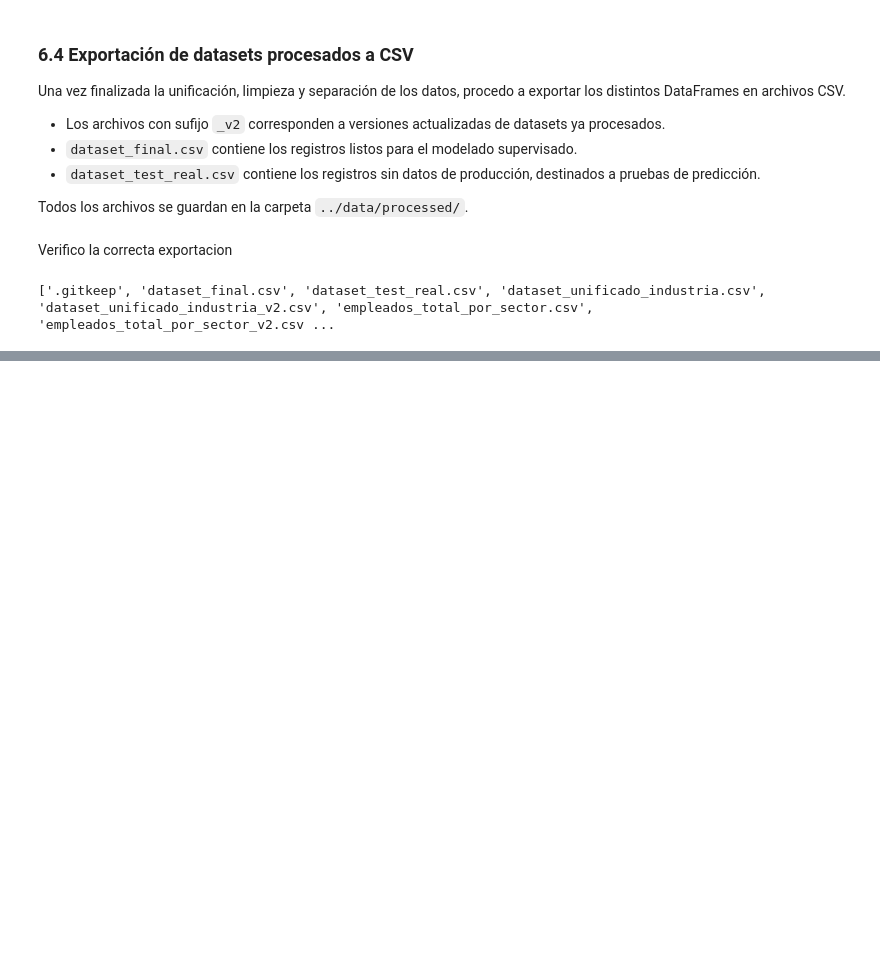
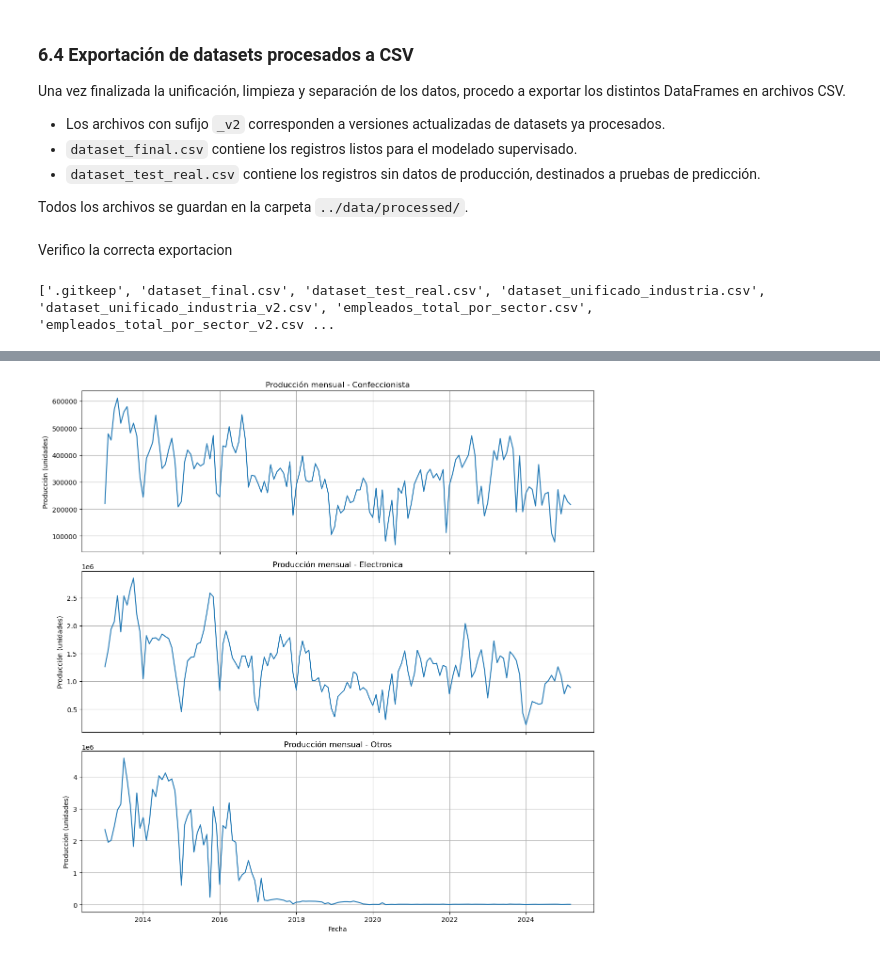
Before and after one commit to lunalucianoj/produccion-industrial-tdf, a Jupyter notebook: notebooks/01_exploracion_y_union_datasets.ipynb, the cells around one changed output, grey strips where cells are left out. Cells and saved outputs as stored; diff of their text form; code cells hidden in the pictures; blank space fills up the shorter version.

```diff
--- a/notebooks/01_exploracion_y_union_datasets.ipynb
+++ b/notebooks/01_exploracion_y_union_datasets.ipynb
@@ -1394,0 +1515,22 @@ print(os.listdir('../data/processed/'))
+# %%
+# Gráficos separados por sector en un solo panel (subplots)
+sectores = df_unidades['sector'].unique()
+num_sectores = len(sectores)
+
+import matplotlib.pyplot as plt
+import seaborn as sns
+
+fig, axes = plt.subplots(num_sectores, 1, figsize=(12, 4 * num_sectores), sharex=True)
+
+for i, sector in enumerate(sectores):
+    df_sector = df_unidades[df_unidades['sector'] == sector]
+    sns.lineplot(data=df_sector, x='fecha', y='Produccion', ax=axes[i])
+    axes[i].set_title(f"Producción mensual - {sector}")
+    axes[i].set_ylabel("Producción (unidades)")
+    axes[i].grid(True)
+
+plt.xlabel("Fecha")
+plt.tight_layout()
+plt.show()
+# %% [output]
+[figure, added]
```
Also changed, not shown: parts of 31 cells of this notebook.
